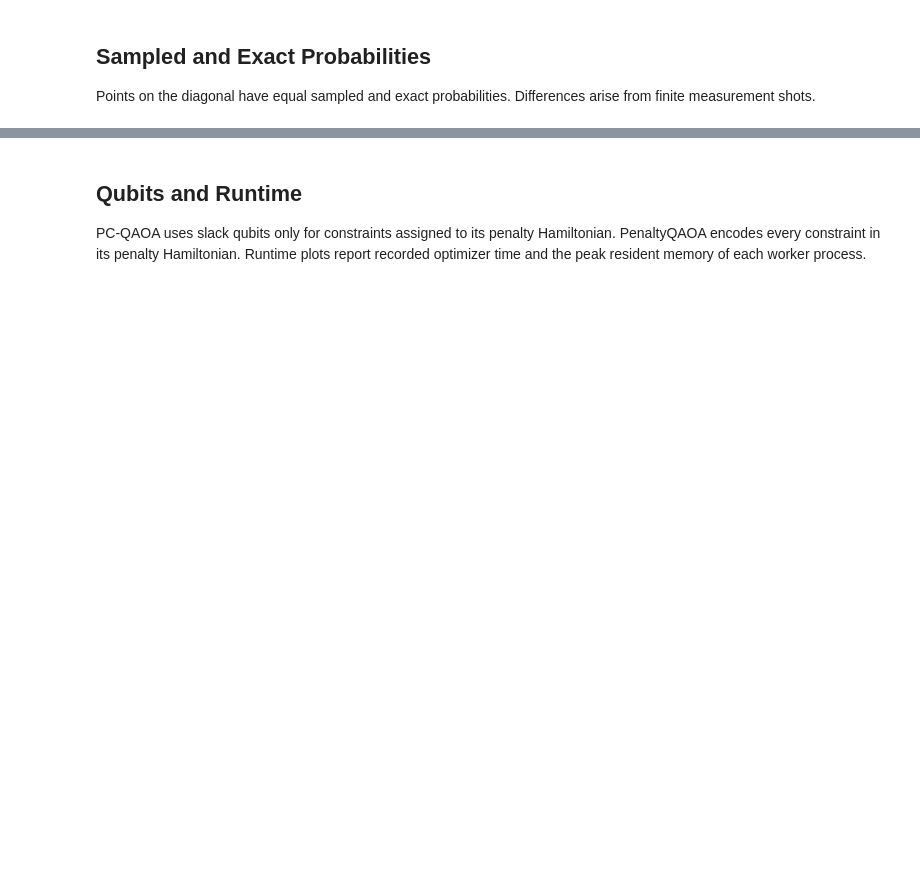
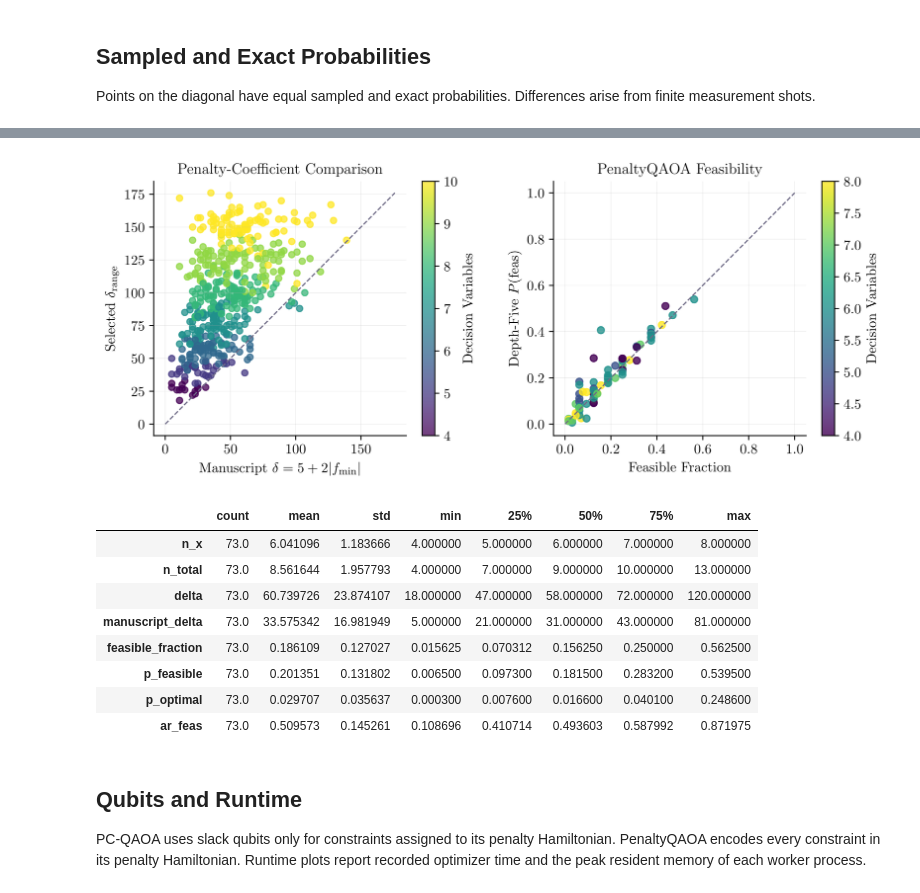
Before and after one commit to Vilcius/constraint_gadgets, a Jupyter notebook: final_experiment/notebooks/final_experiment_results.ipynb, the cells around one changed output, grey strips where cells are left out. Drawn from its saved outputs; the diff is of its cells as text; code cells hidden in the pictures; blank space fills up the shorter version.

```diff
--- a/final_experiment/notebooks/final_experiment_results.ipynb
+++ b/final_experiment/notebooks/final_experiment_results.ipynb
@@ -285,3 +491,46 @@ else:
+# %%
+fig, axes = plt.subplots(1, 2, figsize=(9, 3.8))
+delta_points = axes[0].scatter(
+    instances["manuscript_delta"], instances["delta"],
+    c=instances["n_x"], cmap="viridis", s=24, alpha=0.75)
+fig.colorbar(delta_points, ax=axes[0], label="Decision Variables")
+bound = float(max(instances["manuscript_delta"].max(), instances["delta"].max()))
+axes[0].plot([0, bound], [0, bound], "--", color=COLORS["Gray"], linewidth=1)
+axes[0].set(xlabel=r"Manuscript $\delta=5+2|f_{\min}|$",
+            ylabel=r"Selected $\delta_{\mathrm{range}}$",
+            title="Penalty-Coefficient Comparison")
+
+penalty_final = (depths[(depths["method_label"] == "PenaltyQAOA") &
+                        (depths["depth"] == 5)].copy()
+                 if not depths.empty else pd.DataFrame())
+if penalty_final.empty:
+    axes[1].text(0.5, 0.5, "No Completed Depth-Five Results",
+                 ha="center", va="center", transform=axes[1].transAxes)
+else:
+    feasibility_points = axes[1].scatter(
+        penalty_final["feasible_fraction"], penalty_final["p_feasible"],
+        c=penalty_final["n_x"], cmap="viridis", s=30, alpha=0.8)
+    fig.colorbar(feasibility_points, ax=axes[1], label="Decision Variables")
+    axes[1].plot([0, 1], [0, 1], "--", color=COLORS["Gray"], linewidth=1)
+axes[1].set(xlabel="Feasible Fraction", ylabel=r"Depth-Five $P(\mathrm{feas})$",
+            title="PenaltyQAOA Feasibility")
+writer.save(fig, "penaltyqaoa_diagnostics")
+
+if not penalty_final.empty:
+    display(penalty_final[["instance_id", "n_x", "n_total", "delta", "manuscript_delta",
+                           "feasible_fraction", "p_feasible", "p_optimal",
+                           "ar_feas"]].describe().T)
+# %% [output]
+[figure, added]
+|  | count | mean | std | min | 25% | 50% | 75% | max |
+| n_x | 73.0 | 6.041096 | 1.183666 | 4.000000 | 5.000000 | 6.000000 | 7.000000 | 8.000000 |
+| n_total | 73.0 | 8.561644 | 1.957793 | 4.000000 | 7.000000 | 9.000000 | 10.000000 | 13.000000 |
+| delta | 73.0 | 60.739726 | 23.874107 | 18.000000 | 47.000000 | 58.000000 | 72.000000 | 120.000000 |
+| manuscript_delta | 73.0 | 33.575342 | 16.981949 | 5.000000 | 21.000000 | 31.000000 | 43.000000 | 81.000000 |
+| feasible_fraction | 73.0 | 0.186109 | 0.127027 | 0.015625 | 0.070312 | 0.156250 | 0.250000 | 0.562500 |
+| p_feasible | 73.0 | 0.201351 | 0.131802 | 0.006500 | 0.097300 | 0.181500 | 0.283200 | 0.539500 |
+| p_optimal | 73.0 | 0.029707 | 0.035637 | 0.000300 | 0.007600 | 0.016600 | 0.040100 | 0.248600 |
+| ar_feas | 73.0 | 0.509573 | 0.145261 | 0.108696 | 0.410714 | 0.493603 | 0.587992 | 0.871975 |
 # %% [markdown]
 ## Qubits and Runtime
 
```
Also changed, not shown: parts of 13 cells of this notebook.
